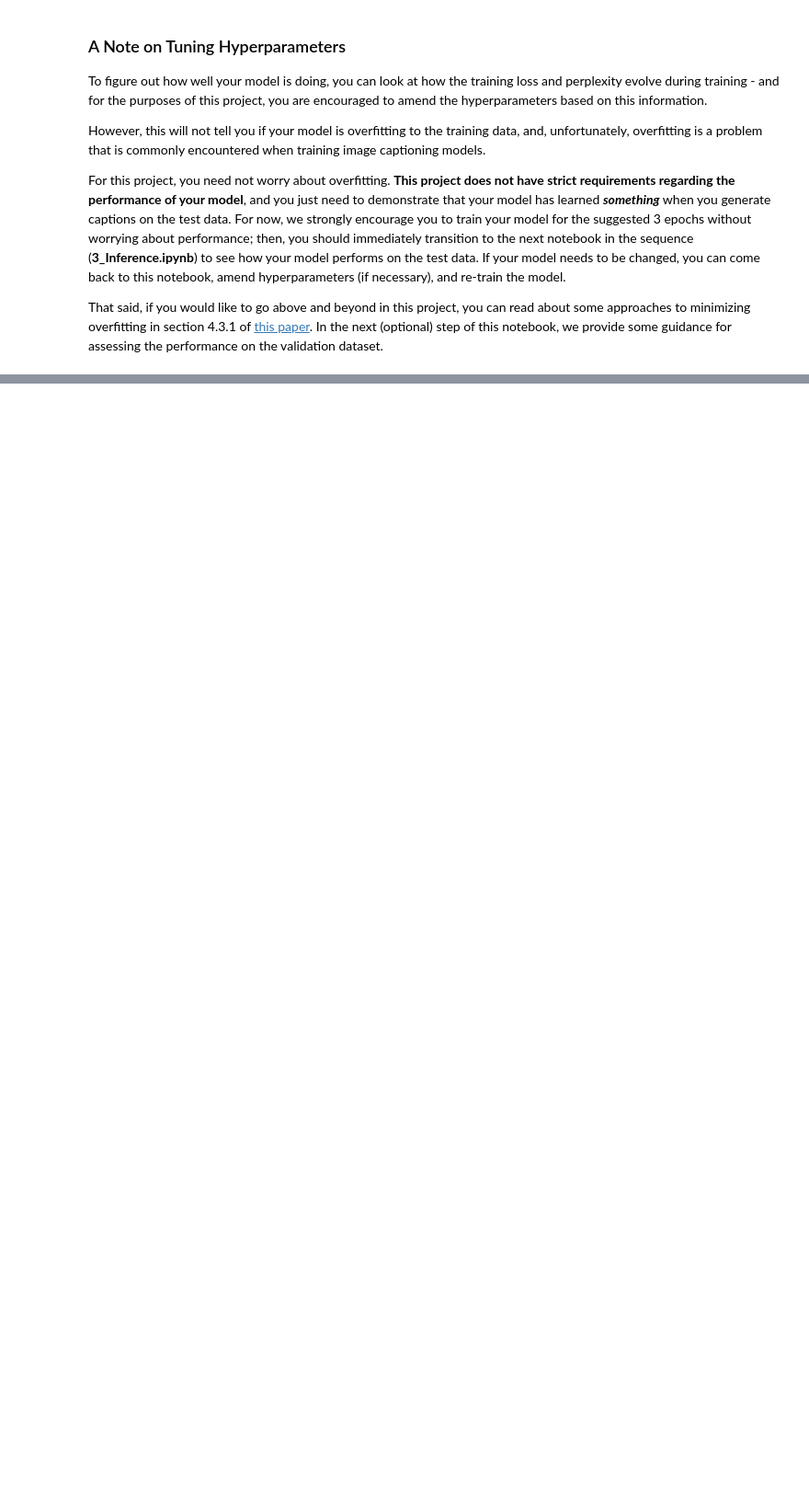
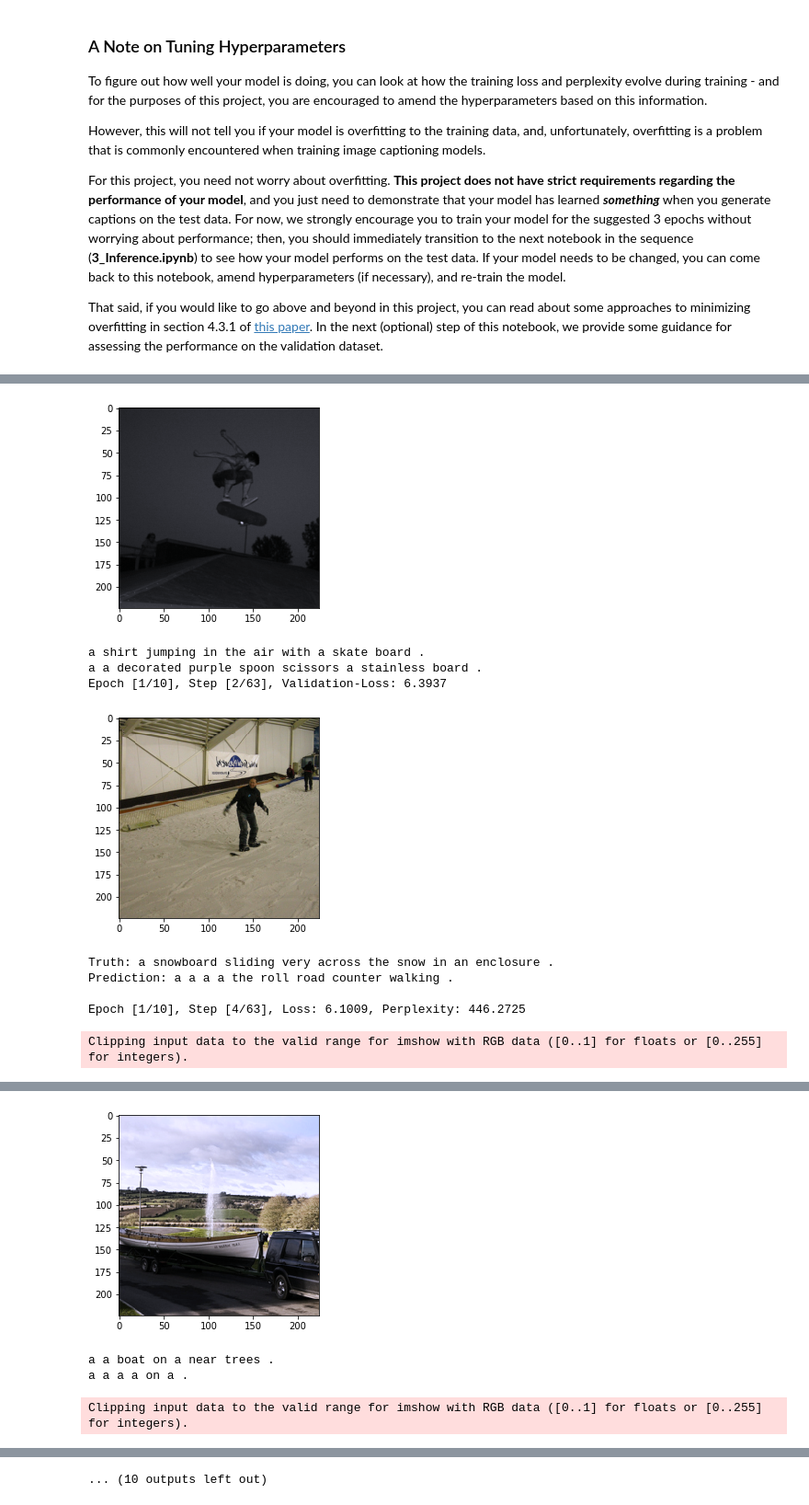
Before and after one commit to petersiemen/CVND---Image-Captioning-Project, a Jupyter notebook: 2_Training.ipynb, the cells around one changed output, grey strips where cells are left out. Shown at 92% size. Cells and saved outputs as stored; diff of their text form; code cells hidden in the pictures; blank space fills up the shorter version.

```diff
--- a/2_Training.ipynb
+++ b/2_Training.ipynb
@@ -109,11 +109,11 @@ COCOAPI_LOC='/home/peter/datasets/coco-small'
 batch_size = 64          # batch size
 vocab_threshold = 5        # minimum word count threshold
 vocab_from_file = True    # if True, load existing vocab file
-embed_size = 256           # dimensionality of image and word embeddings
+embed_size = 512           # dimensionality of image and word embeddings
 hidden_size = 512          # number of features in hidden state of the RNN decoder
 num_epochs = 10             # number of training epochs
 save_every = 1             # determines frequency of saving model weights
-print_every = 2          # determines window for printing average loss
+print_every = 50          # determines window for printing average loss
 log_file = 'training_log.txt'       # name of file with saved training loss and perplexity
 
 # (Optional) TODO #2: Amend the image transform below.
@@ -165,12 +165,13 @@ criterion = nn.CrossEntropyLoss().cuda() if torch.cuda.is_available() else nn.Cr
 params = chain(encoder.parameters(), decoder.parameters())
 
 # TODO #4: Define the optimizer.
-lr_o_d = 0.001
-optimizer_decoder = torch.optim.Adam(decoder.parameters(), lr=lr_o_d)
-lr_o_e = 0.001
-optimizer_encoder = torch.optim.Adam(encoder.parameters(), lr=lr_o_e)
+#lr_o_d = 0.001
+#optimizer_decoder = torch.optim.Adam(decoder.parameters(), lr=lr_o_d)
+#lr_o_e = 0.001
+#optimizer_encoder = torch.optim.Adam(encoder.parameters(), lr=lr_o_e)
 lr = 0.001
-optimizer = torch.optim.Adam(params, lr=lr_o_e)
+#optimizer = torch.optim.Adam(params, lr=lr_o_e)
+optimizer = torch.optim.SGD(params, lr=lr)
 
 # Set the total number of training steps per epoch.
 total_step = math.ceil(len(data_loader.dataset.caption_lengths) / data_loader.batch_sampler.batch_size)
@@ -231,6 +232,8 @@ denormalize = transforms.Compose([
             std=[1 / 0.229, 1 / 0.224, 1 / 0.255]
         )
 ])
+
+
 
 # Open the training log file.
 f = open(log_file, 'w')
@@ -316,11 +319,22 @@ for epoch in range(1, num_epochs+1):
             prediction = clean_sentence([i.item() for i in output_idx], data_loader)
             print(prediction + '\r')
 
-            val_losses = validate(encoder, decoder, val_data_loader, criterion, vocab_size)
+
+            images, captions = next(iter(val_data_loader))
+
+
+            val_losses, sentence, prediction, val_image = validate(encoder, decoder, val_data_loader, criterion, vocab_size)
             stats = 'Epoch [%d/%d], Step [%d/%d], Validation-Loss: %.4f' % (epoch, num_epochs, i_step, total_step, np.mean(val_losses))
 
-            # Print training statistics (on same line).
             print('\r' + stats)
+
+            denormalized_val_image = denormalize(val_image)
+
+            numpy_val_image = np.transpose(denormalized_val_image.numpy(), (1, 2, 0))
+            plt.imshow(numpy_val_image)
+            plt.show()
+
+            print('Truth: {}\nPrediction: {}\n'.format(sentence, prediction))
             #sys.stdout.flush()
 
 
@@ -340,0 +356,10 @@ Epoch [1/10], Step [1/63], Loss: 6.8988, Perplexity: 991.0501
+[figure, added]
+a shirt jumping in the air with a skate board .
+a a decorated purple spoon scissors a stainless board .
+Epoch [1/10], Step [2/63], Validation-Loss: 6.3937
+[figure, added]
+Truth: a snowboard sliding very across the snow in an enclosure .
+Prediction: a a a a the roll road counter walking .
+
+Epoch [1/10], Step [4/63], Loss: 6.1009, Perplexity: 446.2725
+Clipping input data to the valid range for imshow with RGB data ([0..1] for floats or [0..255] for integers).
@@ -340,0 +368,4 @@ Epoch [1/10], Step [1/63], Loss: 6.8988, Perplexity: 991.0501
+[figure, added]
+a a boat on a near trees .
+a a a a on a .
+Clipping input data to the valid range for imshow with RGB data ([0..1] for floats or [0..255] for integers).
@@ -341,3 +374,4 @@ Epoch [1/10], Step [1/63], Loss: 6.8988, Perplexity: 991.0501
+... (10 outputs left out)
 # %% [markdown]
 <a id='step3'></a>
 ## Step 3: (Optional) Validate your Model
```
Also changed, not shown: parts of 1 cell of this notebook, 4 other files.
